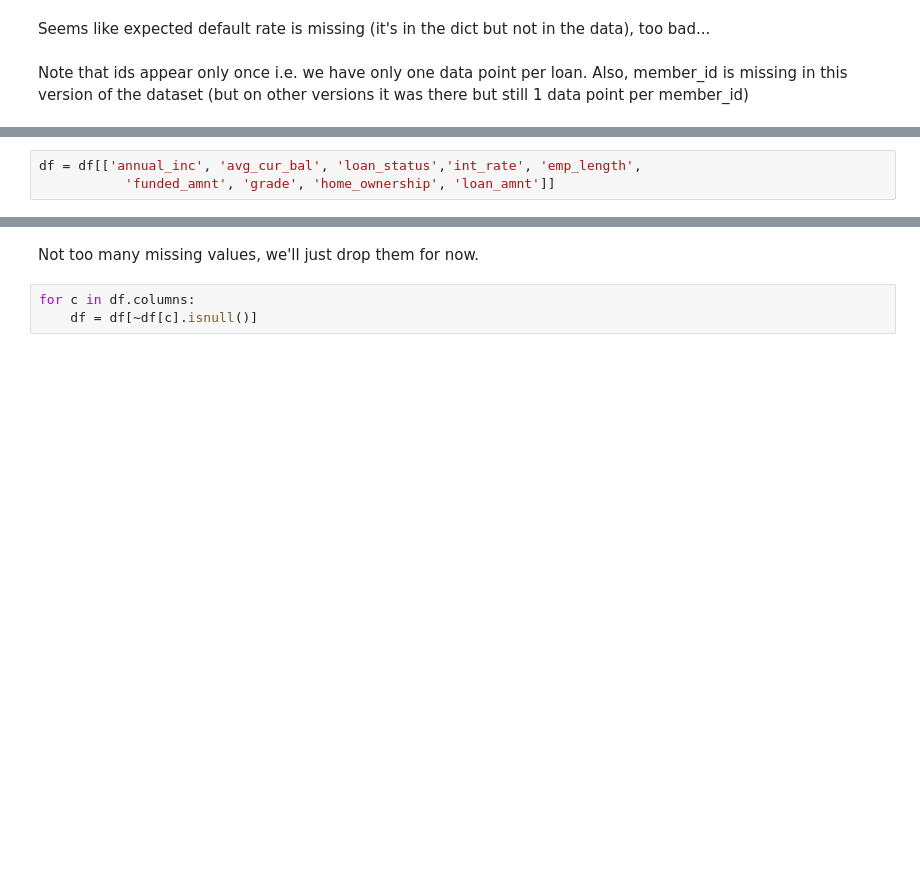
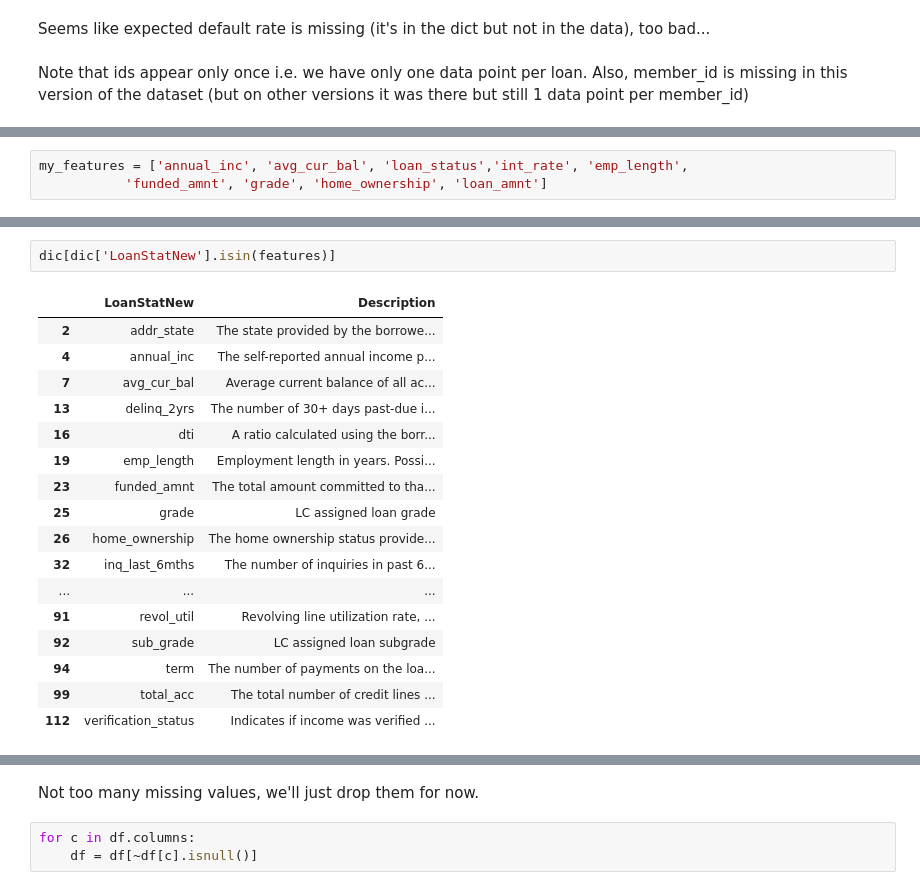
Before and after one commit to basilvetas/lending-club-analysis, a Jupyter notebook: first-analysis.ipynb, the cells around one changed output, grey strips where cells are left out. Drawn from its saved outputs; the diff is of its cells as text; blank space fills up the shorter version.

```diff
--- a/first-analysis.ipynb
+++ b/first-analysis.ipynb
@@ -44,3 +46,3 @@ Note that ids appear only once i.e. we have only one data point per loan. Also,
 # %%
-df = df[['annual_inc', 'avg_cur_bal', 'loan_status','int_rate', 'emp_length',
-           'funded_amnt', 'grade', 'home_ownership', 'loan_amnt']]
+my_features = ['annual_inc', 'avg_cur_bal', 'loan_status','int_rate', 'emp_length',
+           'funded_amnt', 'grade', 'home_ownership', 'loan_amnt']
@@ -56,3 +76,23 @@ df.head()
+# %%
+dic[dic['LoanStatNew'].isin(features)]
+# %% [output]
+|  | LoanStatNew | Description |
+| 2 | addr_state | The state provided by the borrowe... |
+| 4 | annual_inc | The self-reported annual income p... |
+| 7 | avg_cur_bal | Average current balance of all ac... |
+| 13 | delinq_2yrs | The number of 30+ days past-due i... |
+| 16 | dti | A ratio calculated using the borr... |
+| 19 | emp_length | Employment length in years. Possi... |
+| 23 | funded_amnt | The total amount committed to tha... |
+| 25 | grade | LC assigned loan grade |
+| 26 | home_ownership | The home ownership status provide... |
+| 32 | inq_last_6mths | The number of inquiries in past 6... |
+| ... | ... | ... |
+| 91 | revol_util | Revolving line utilization rate, ... |
+| 92 | sub_grade | LC assigned loan subgrade |
+| 94 | term | The number of payments on the loa... |
+| 99 | total_acc | The total number of credit lines ... |
+| 112 | verification_status | Indicates if income was verified ... |
 # %%
 df.describe()
 # %% [output]
```
Also changed, not shown: parts of 41 cells of this notebook.
